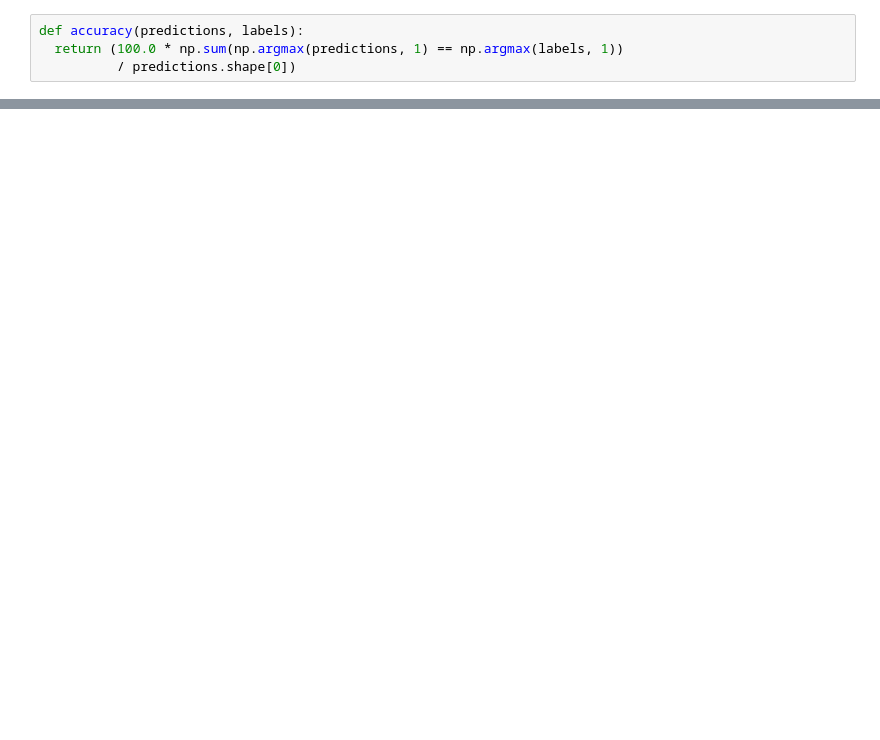
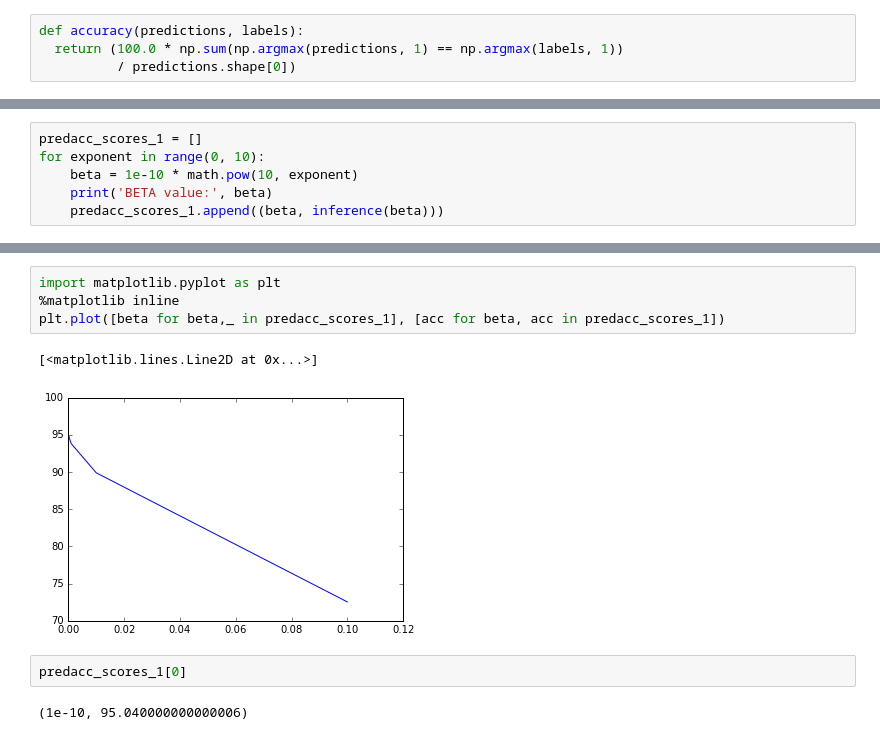
Before and after one commit to annahm/ga_hw, a Jupyter notebook: nn/3_annahm_reg.ipynb, the cells around one changed output, grey strips where cells are left out. Cells and saved outputs as stored; diff of their text form; blank space fills up the shorter version.

```diff
--- a/nn/3_annahm_reg.ipynb
+++ b/nn/3_annahm_reg.ipynb
@@ -309,0 +492,6 @@ Another one is to use learning rate decay:
+# %%
+predacc_scores_1 = []
+for exponent in range(0, 10):
+    beta = 1e-10 * math.pow(10, exponent)
+    print('BETA value:', beta)
+    predacc_scores_1.append((beta, inference(beta)))
@@ -309,0 +516,11 @@ Another one is to use learning rate decay:
+# %%
+import matplotlib.pyplot as plt
+%matplotlib inline
+plt.plot([beta for beta,_ in predacc_scores_1], [acc for beta, acc in predacc_scores_1])
+# %% [output]
+[<matplotlib.lines.Line2D at 0x...>]
+[figure, added]
+# %%
+predacc_scores_1[0]
+# %% [output]
+(1e-10, 95.040000000000006)
```
Also changed, not shown: parts of 38 cells of this notebook.
